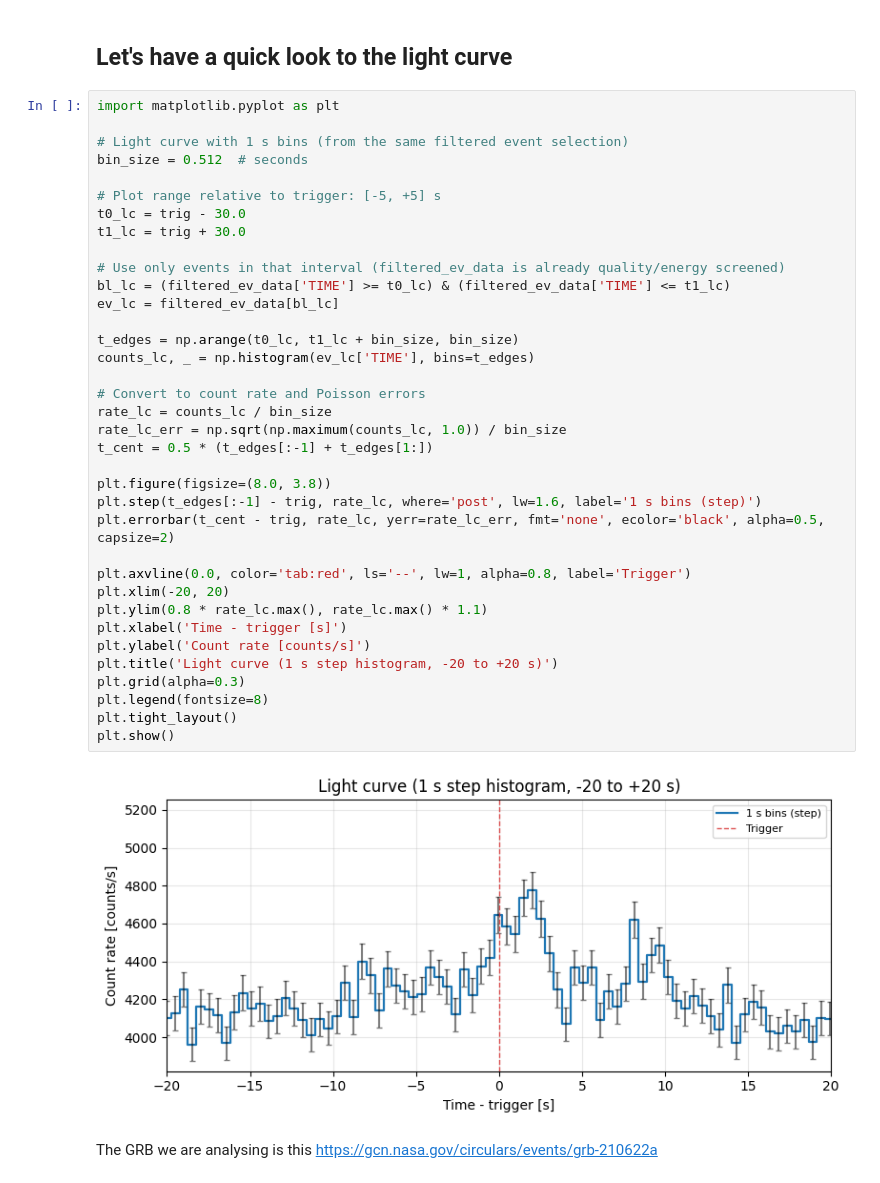
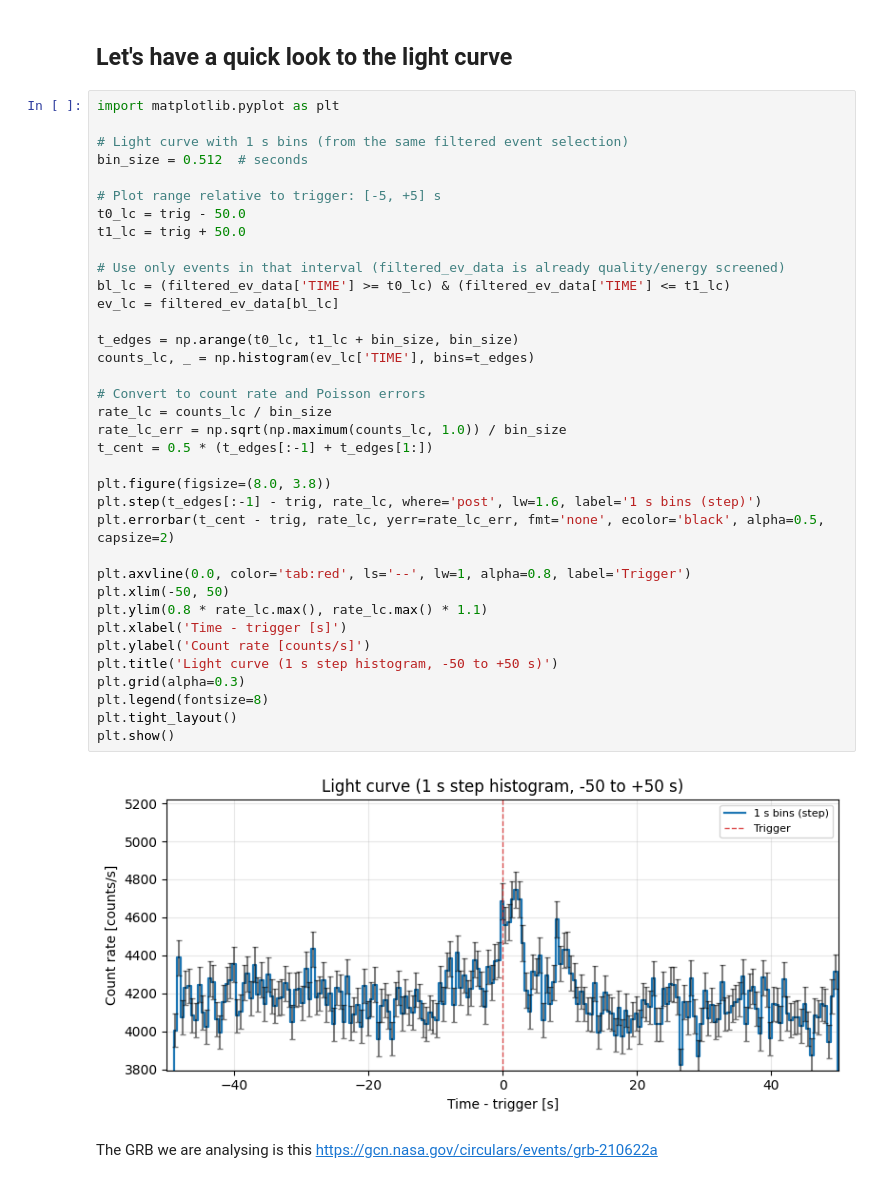
Before and after one commit to AndreaCozzumbo/acme_tutorials, a Jupyter notebook: nitrates/nitrates.ipynb, the cells around one changed output. Cells and saved outputs as stored; diff of their text form.

```diff
--- a/nitrates/nitrates.ipynb
+++ b/nitrates/nitrates.ipynb
@@ -278,38 +302,38 @@ import matplotlib.pyplot as plt
 # Light curve with 1 s bins (from the same filtered event selection)
 bin_size = 0.512  # seconds
 
 # Plot range relative to trigger: [-5, +5] s
-t0_lc = trig - 30.0
-t1_lc = trig + 30.0
+t0_lc = trig - 50.0
+t1_lc = trig + 50.0
 
 # Use only events in that interval (filtered_ev_data is already quality/energy screened)
 bl_lc = (filtered_ev_data['TIME'] >= t0_lc) & (filtered_ev_data['TIME'] <= t1_lc)
 ev_lc = filtered_ev_data[bl_lc]
 
 t_edges = np.arange(t0_lc, t1_lc + bin_size, bin_size)
 counts_lc, _ = np.histogram(ev_lc['TIME'], bins=t_edges)
 
 # Convert to count rate and Poisson errors
 rate_lc = counts_lc / bin_size
 rate_lc_err = np.sqrt(np.maximum(counts_lc, 1.0)) / bin_size
 t_cent = 0.5 * (t_edges[:-1] + t_edges[1:])
 
 plt.figure(figsize=(8.0, 3.8))
 plt.step(t_edges[:-1] - trig, rate_lc, where='post', lw=1.6, label='1 s bins (step)')
 plt.errorbar(t_cent - trig, rate_lc, yerr=rate_lc_err, fmt='none', ecolor='black', alpha=0.5, capsize=2)
 
 plt.axvline(0.0, color='tab:red', ls='--', lw=1, alpha=0.8, label='Trigger')
-plt.xlim(-20, 20)
+plt.xlim(-50, 50)
 plt.ylim(0.8 * rate_lc.max(), rate_lc.max() * 1.1)
 plt.xlabel('Time - trigger [s]')
 plt.ylabel('Count rate [counts/s]')
-plt.title('Light curve (1 s step histogram, -20 to +20 s)')
+plt.title('Light curve (1 s step histogram, -50 to +50 s)')
 plt.grid(alpha=0.3)
 plt.legend(fontsize=8)
 plt.tight_layout()
 plt.show()
 # %% [output]
-[figure, old version]
+[figure, new version]
 # %% [markdown]
 The GRB we are analysing is this https://gcn.nasa.gov/circulars/events/grb-210622a
 # %% [markdown]
```
Also changed, not shown: parts of 16 cells of this notebook, 3 other files.
